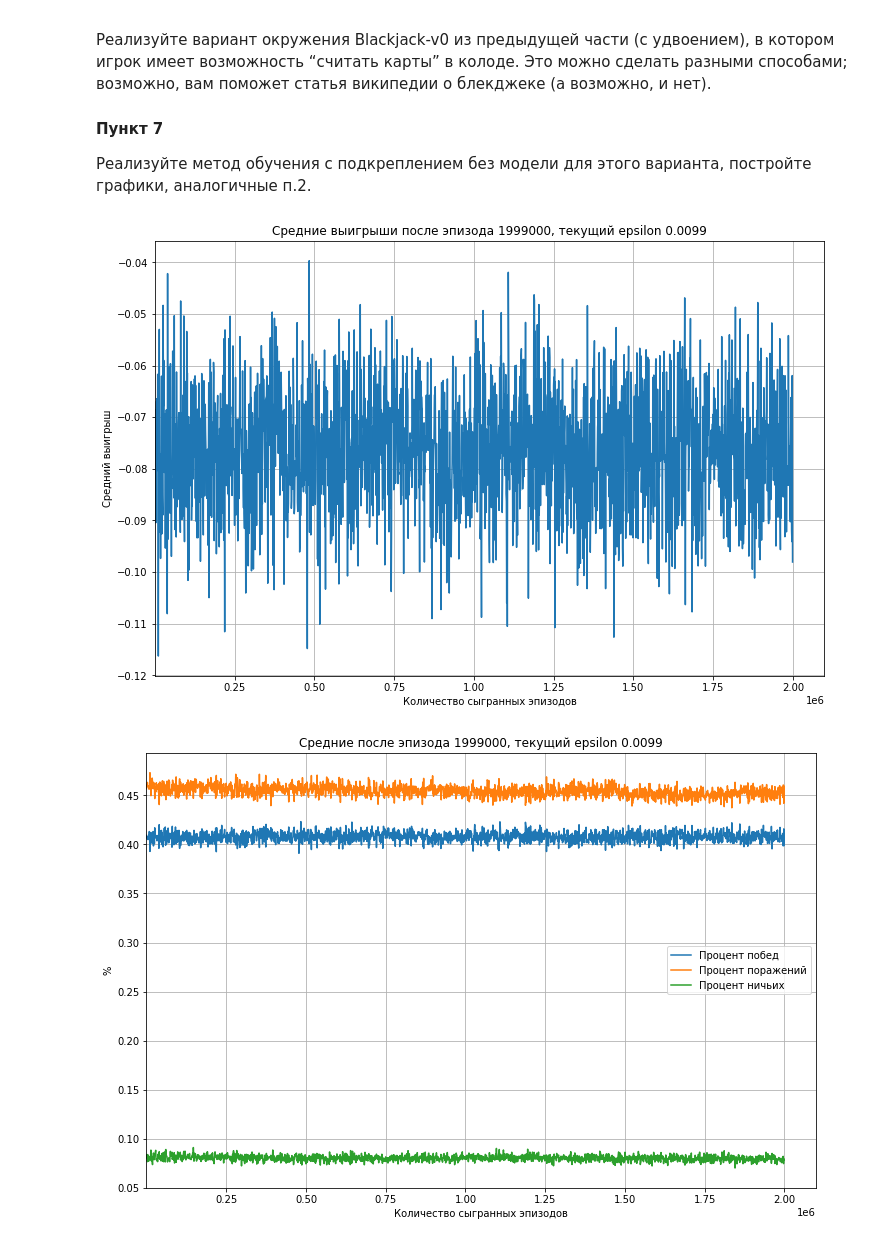
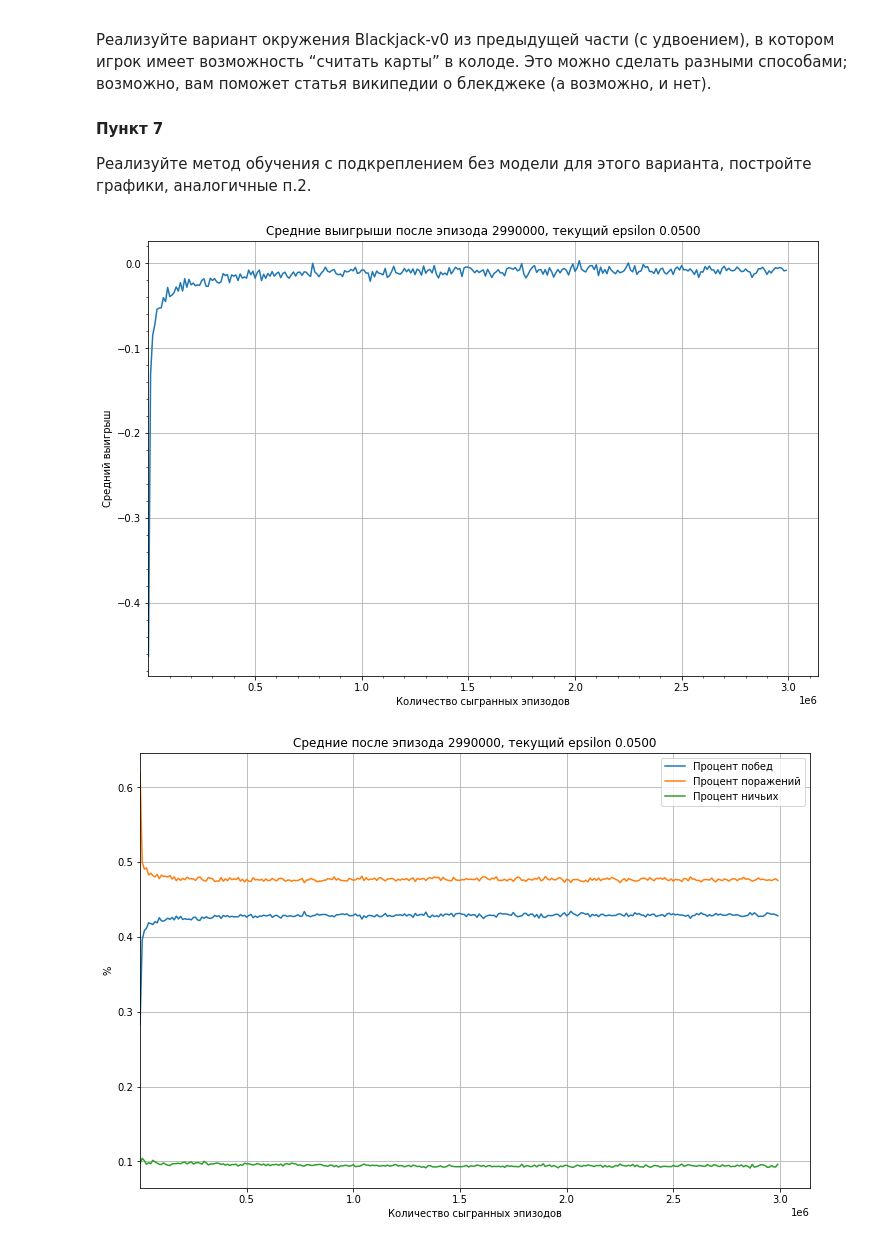
Before and after one commit to kotekjedi/Reinforcement_Learning_made_2020_HW, a Jupyter notebook: RL_HW1.ipynb, the cells around one changed output. Drawn from its saved outputs; the diff is of its cells as text; code cells hidden in the pictures.

```diff
--- a/RL_HW1.ipynb
+++ b/RL_HW1.ipynb
@@ -418,7 +411,7 @@ class BlackjackEnv(gym.Env):
             while sum_hand(self.dealer) < 17:
                 self.dealer.append(draw_card(self.np_random))
             reward = cmp(score(self.player), score(self.dealer))
-            if self.natural and is_natural(self.player) and reward == 1.:
+            if self.natural and is_natural(self.player) and reward > 0:
                 reward = 1.5
         elif action == 2:  # double: draw a card and call for a dealer with a doubled reward
             self.player.append(draw_card(self.np_random))
@@ -426,7 +419,7 @@ class BlackjackEnv(gym.Env):
             while sum_hand(self.dealer) < 17:
                 self.dealer.append(draw_card(self.np_random))
             reward = cmp(score(self.player), score(self.dealer))
-            if self.natural and is_natural(self.player) and reward == 1.:
+            if self.natural and is_natural(self.player) and reward > 0:
                 reward = 1.5
             reward *= 2
         return self._get_obs(), reward, done, {}
@@ -461,8 +454,8 @@ for state in S:
 
 # гиперпараметры
 epsilon = 0.3
-eps_decay = 2e-8
-gamma = 0.9
+eps_decay = 2e-7
+gamma = 0.6
 
 pi_policy_double = {}
 for state in S:
@@ -589,7 +578,7 @@ class BlackjackEnvCardsAmount(gym.Env):
             while sum_hand(self.dealer) < 17:
                 self.dealer.append(self.draw_card(self.np_random))
             reward = cmp(score(self.player), score(self.dealer))
-            if self.natural and is_natural(self.player) and reward == 1.:
+            if self.natural and is_natural(self.player) and reward > 0:
                 reward = 1.5
         elif action == 2:  # double: draw a card and call for a dealer with a doubled reward
             self.player.append(self.draw_card(self.np_random))
@@ -597,7 +586,7 @@ class BlackjackEnvCardsAmount(gym.Env):
             while sum_hand(self.dealer) < 17:
                 self.dealer.append(self.draw_card(self.np_random))
             reward = cmp(score(self.player), score(self.dealer))
-            if self.natural and is_natural(self.player) and reward == 1.:
+            if self.natural and is_natural(self.player) and reward > 0:
                 reward = 1.5
             reward *= 2
         return self._get_obs(), reward, done, {}
@@ -649,67 +638,63 @@ for state in S_final:
 
 
 # гиперпараметры
-epsilon = 0.3
-eps_decay = 1e-8
-gamma = 1
+epsilon = 0.5
+eps_decay = 3e-7
+gamma = 0.2
 
 pi_policy_final = {}
 for state in S_final:
     make_pi_policy_greedy_action(Q_final, pi_policy_final, state, [0, 1, 2])
 # %%
-training_episodes = 2_000_000
+training_episodes = 3_000_000
 
 experiments_mean = []
 wins_mean = []
 loses_mean = []
 draws_mean = []
 
 indicies = []
 
 for i in range(training_episodes):
-    if i % 1_000 == 0:
+    if i % 1_000_0 == 0:
         indicies.append(i)
 
-        mean_rewards, mean_wins, mean_loses, mean_draws = conduct_experiments_pi(pi_policy_final, env_final, 1_000_0)
+        mean_rewards, mean_wins, mean_loses, mean_draws = conduct_experiments_pi(pi_policy_final, env_final, 1_000_00)
         experiments_mean.append(mean_rewards)
         wins_mean.append(mean_wins)
         loses_mean.append(mean_loses)
         draws_mean.append(mean_draws)
 
         plot_rewards(indicies, experiments_mean, eps=epsilon)
         plot_stats(indicies, wins_mean, loses_mean, draws_mean, eps=epsilon)
         clear_output(wait=True)
 
 #     MC off-policy algorithm
     b_policy, states, actions, rewards = run_episode(pi_policy_final, env_final, [0, 1, 2], epsilon)
 
     G = 0
     W = 1
-    terminal = True
     for state, action, reward in reversed(list(zip(states, actions, rewards))):
-        if terminal:
-            terminal = False
-        else:
-            C_final[state, action] += W
-            Q_final[state, action] += (W / C_final[state, action])*(G-Q_final[state, action])
-            pi_policy_action = make_pi_policy_greedy_action(Q_final, pi_policy_final, state, [0, 1, 2])
+        G = gamma*G + reward
+        reward_set.add(reward)
+        C_final[state, action] += W
+        Q_final[state, action] += (W / C_final[state, action])*(G-Q_final[state, action])
+        pi_policy_action = make_pi_policy_greedy_action(Q_final, pi_policy_final, state, [0, 1, 2])
 
-            # Если действие не соответствует лучшей стратегии, дальше не надо смотреть
-            if action != pi_policy_action:
-                break
+        # Если действие не соответствует лучшей стратегии, дальше не надо смотреть
+        if action != pi_policy_action:
+            break
 
-            soft_prob_b = 0
-            if len(b_policy[state]) == 1:
-                soft_prob_b = 1 - epsilon
-            soft_prob_b += epsilon / len(b_policy[state])
+        soft_prob_b = 0
+        if len(b_policy[state]) == 1:
+            soft_prob_b = 1 - epsilon
+        soft_prob_b += epsilon / len(b_policy[state])
 
-            W *= 1 / soft_prob_b
-        G = gamma*G + reward
+        W *= 1 / soft_prob_b
+
 #         пробуем уменьшать exploration
-        if epsilon > eps_decay:
+        if epsilon > 0.05:
             epsilon -= eps_decay
-        else:
-            epsilon = eps_decay
 # %% [output]
-[figure, old version]
+[figure, new version]
-[figure, old version]
+[figure, new version]
```
Also changed, not shown: parts of 13 cells of this notebook.
